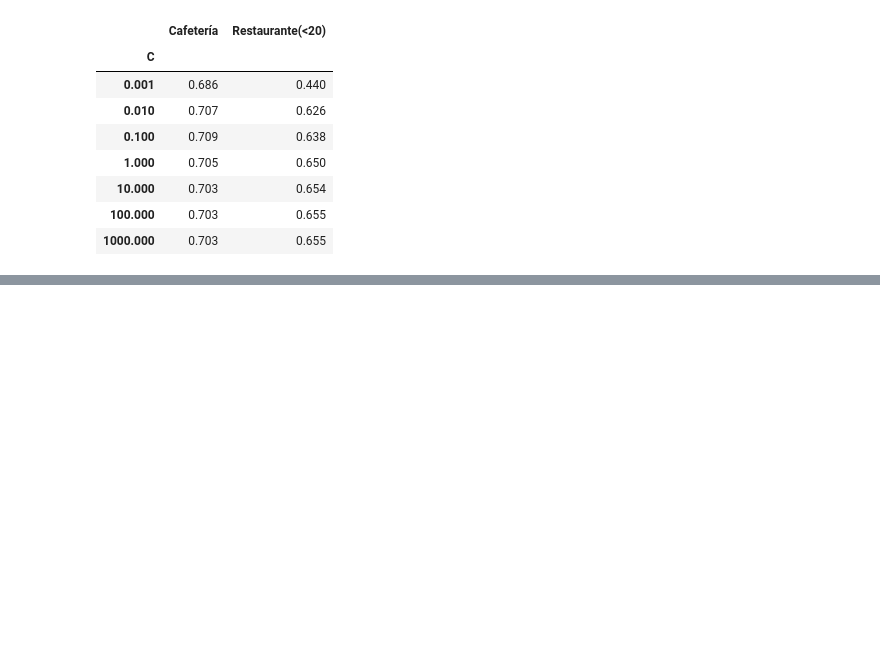
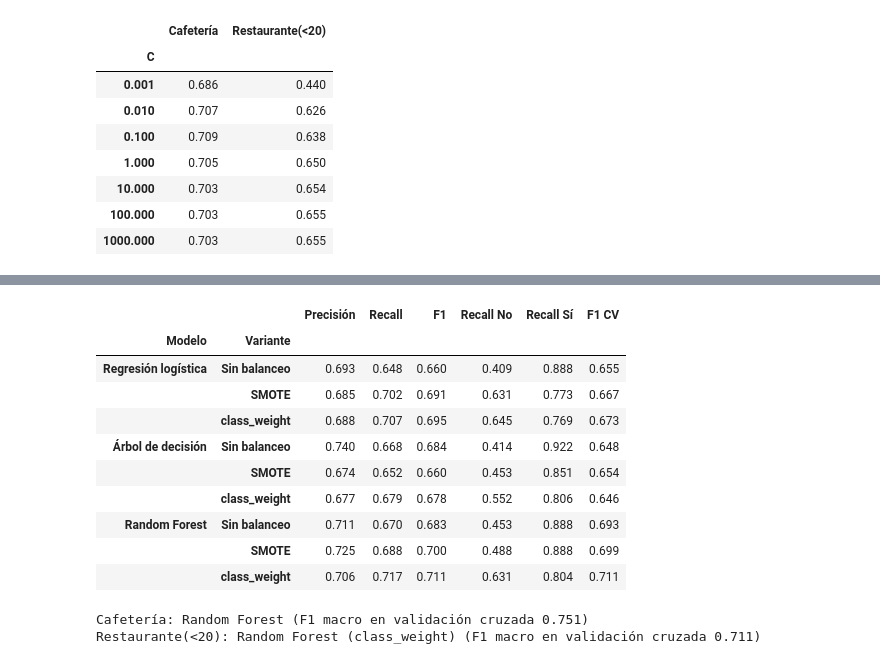
Before and after one commit to 5haiel/ISIS2611-Laboratorio3, a Jupyter notebook: sm.jimenezp1_j.trivinon.ipynb, the cells around one changed output, grey strips where cells are left out. Cells and saved outputs as stored; diff of their text form; code cells hidden in the pictures; blank space fills up the shorter version.

Commit message:
random forest, balanceo de clases

```diff
--- a/sm.jimenezp1_j.trivinon.ipynb
+++ b/sm.jimenezp1_j.trivinon.ipynb
@@ -867,0 +1141,31 @@ El criterio casi no importa, ya que `entropy` supera a `gini` por menos de 0.01,
+# %%
+def metricas_test(modelo, X_test, y_test):
+    pred = modelo.predict(X_test)
+    return {
+        "Precisión": precision_score(y_test, pred, average="macro"),
+        "Recall": recall_score(y_test, pred, average="macro"),
+        "F1": f1_score(y_test, pred, average="macro"),
+        "Recall No": recall_score(y_test, pred, pos_label=0),
+        "Recall Sí": recall_score(y_test, pred, pos_label=1),
+    }
+
+grids_sin_balanceo = {
+    "Cafetería": {"Regresión logística": grid_lr_cafe, "Árbol de decisión": grid_arbol_cafe, "Random Forest": grid_rf_cafe},
+    "Restaurante(<20)": {"Regresión logística": grid_lr_rest, "Árbol de decisión": grid_arbol_rest, "Random Forest": grid_rf_rest},
+}
+datos_test = {
+    "Cafetería": (X_test_cafe, y_test_cafe, validacion_cafe),
+    "Restaurante(<20)": (X_test_rest, y_test_rest, validacion_rest),
+}
+nombre_en_validacion = {"Regresión logística": "Regresión logística", "Árbol de decisión": "Árbol de decisión",
+                        "Random Forest": "Random Forest elegido"}
+
+filas = []
+for cupon, modelos in grids_sin_balanceo.items():
+    X_te, y_te, validacion = datos_test[cupon]
+    for nombre, grid in modelos.items():
+        filas.append({"Cupón": cupon, "Modelo": nombre, **metricas_test(grid.best_estimator_, X_te, y_te),
+                      "F1 CV aleatoria": grid.best_score_,
+                      "F1 CV por conductor": validacion.loc[nombre_en_validacion[nombre], "folds por conductor"]})
+tabla_comparativa = pd.DataFrame(filas).set_index(["Cupón", "Modelo"]).round(3)
+tabla_comparativa
@@ -867,0 +1181,39 @@ El criterio casi no importa, ya que `entropy` supera a `gini` por menos de 0.01,
+# %%
+# Restaurante(<20) con las variantes de balanceo de la Actividad 6
+filas = []
+for nombre, grid_sin in grids_sin_balanceo["Restaurante(<20)"].items():
+    variantes = [("Sin balanceo", grid_sin)] + [(v, grids_balanceo[(nombre, v)]) for v in ["SMOTE", "class_weight"]]
+    for variante, grid in variantes:
+        filas.append({"Modelo": nombre, "Variante": variante, **metricas_test(grid.best_estimator_, X_test_rest, y_test_rest),
+                      "F1 CV": grid.best_score_})
+tabla_restaurante = pd.DataFrame(filas).set_index(["Modelo", "Variante"]).round(3)
+tabla_restaurante
+# %% [output]
+|  |  | Precisión | Recall | F1 | Recall No | Recall Sí | F1 CV |
+| Modelo | Variante |  |  |  |  |  |  |
+| Regresión logística | Sin balanceo | 0.693 | 0.648 | 0.660 | 0.409 | 0.888 | 0.655 |
+|  | SMOTE | 0.685 | 0.702 | 0.691 | 0.631 | 0.773 | 0.667 |
+|  | class_weight | 0.688 | 0.707 | 0.695 | 0.645 | 0.769 | 0.673 |
+| Árbol de decisión | Sin balanceo | 0.740 | 0.668 | 0.684 | 0.414 | 0.922 | 0.648 |
+|  | SMOTE | 0.674 | 0.652 | 0.660 | 0.453 | 0.851 | 0.654 |
+|  | class_weight | 0.677 | 0.679 | 0.678 | 0.552 | 0.806 | 0.646 |
+| Random Forest | Sin balanceo | 0.711 | 0.670 | 0.683 | 0.453 | 0.888 | 0.693 |
+|  | SMOTE | 0.725 | 0.688 | 0.700 | 0.488 | 0.888 | 0.699 |
+|  | class_weight | 0.706 | 0.717 | 0.711 | 0.631 | 0.804 | 0.711 |
+# %%
+# Selección: el candidato con mayor F1 macro en validación cruzada
+candidatos = {
+    "Cafetería": {nombre: grid for nombre, grid in grids_sin_balanceo["Cafetería"].items()},
+    "Restaurante(<20)": {f"{nombre} ({variante})": grid
+                         for nombre, grid_sin in grids_sin_balanceo["Restaurante(<20)"].items()
+                         for variante, grid in [("Sin balanceo", grid_sin)] + [(v, grids_balanceo[(nombre, v)]) for v in ["SMOTE", "class_weight"]]},
+}
+
+modelo_final = {}
+for cupon, grids in candidatos.items():
+    mejor = max(grids, key=lambda n: grids[n].best_score_)
+    modelo_final[cupon] = grids[mejor].best_estimator_
+    print(f"{cupon}: {mejor} (F1 macro en validación cruzada {grids[mejor].best_score_:.3f})")
+# %% [output]
+Cafetería: Random Forest (F1 macro en validación cruzada 0.751)
+Restaurante(<20): Random Forest (class_weight) (F1 macro en validación cruzada 0.711)
```
Also changed, not shown: parts of 40 cells of this notebook.
